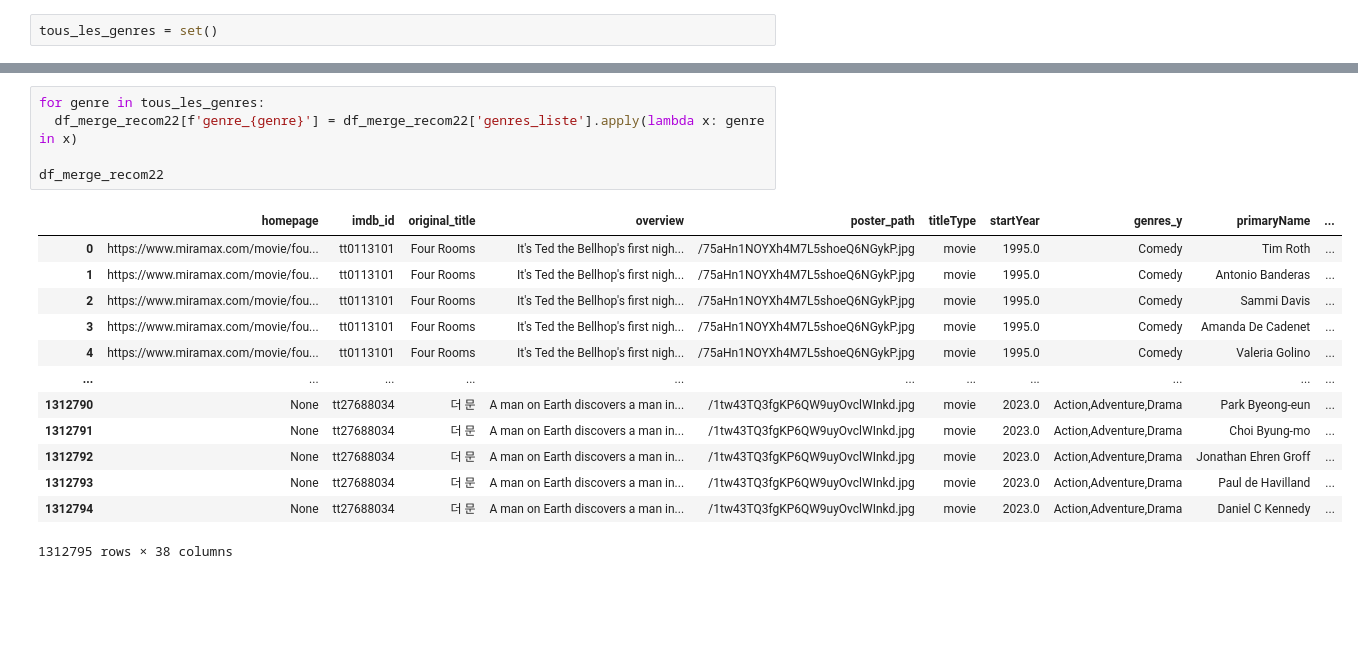
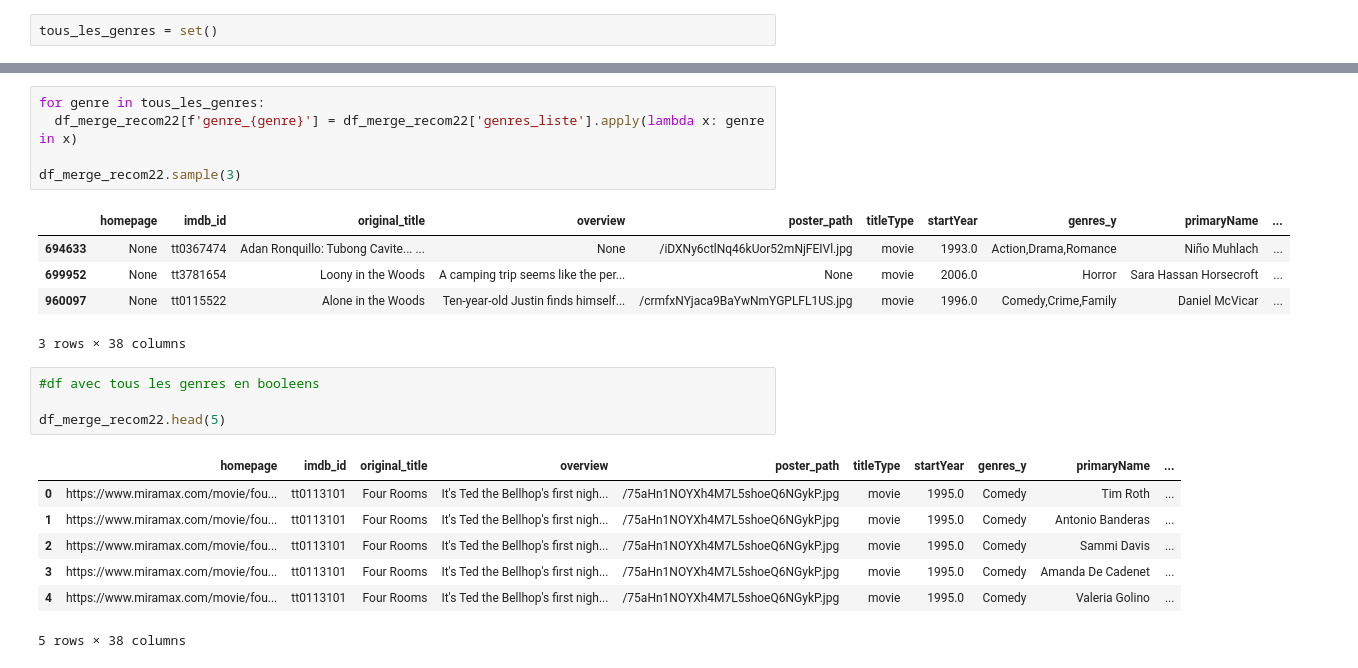
Before and after one commit to aurelieDANIEL2003/projet2_AAA, a Jupyter notebook: Recommendation3.ipynb, the cells around one changed output, grey strips where cells are left out. Saved outputs shown, nothing was run; the diff lists cells and outputs as text; blank space fills up the shorter version.

```diff
--- a/Recommendation3.ipynb
+++ b/Recommendation3.ipynb
@@ -156,19 +134,23 @@ tous_les_genres
 # %%
 for genre in tous_les_genres:
   df_merge_recom22[f'genre_{genre}'] = df_merge_recom22['genres_liste'].apply(lambda x: genre in x)
 
-df_merge_recom22
+df_merge_recom22.sample(3)
 # %% [output]
 |  | homepage | imdb_id | original_title | overview | poster_path | titleType | startYear | genres_y | primaryName | ... |
-| 0 | https://www.miramax.com/movie/fou... | tt0113101 | Four Rooms | It's Ted the Bellhop's first nigh... | /75aHn1NOYXh4M7L5shoeQ6NGykP.jpg | movie | 1995.0 | Comedy | Tim Roth | ... |
-| 1 | https://www.miramax.com/movie/fou... | tt0113101 | Four Rooms | It's Ted the Bellhop's first nigh... | /75aHn1NOYXh4M7L5shoeQ6NGykP.jpg | movie | 1995.0 | Comedy | Antonio Banderas | ... |
-| 2 | https://www.miramax.com/movie/fou... | tt0113101 | Four Rooms | It's Ted the Bellhop's first nigh... | /75aHn1NOYXh4M7L5shoeQ6NGykP.jpg | movie | 1995.0 | Comedy | Sammi Davis | ... |
-| 3 | https://www.miramax.com/movie/fou... | tt0113101 | Four Rooms | It's Ted the Bellhop's first nigh... | /75aHn1NOYXh4M7L5shoeQ6NGykP.jpg | movie | 1995.0 | Comedy | Amanda De Cadenet | ... |
-| 4 | https://www.miramax.com/movie/fou... | tt0113101 | Four Rooms | It's Ted the Bellhop's first nigh... | /75aHn1NOYXh4M7L5shoeQ6NGykP.jpg | movie | 1995.0 | Comedy | Valeria Golino | ... |
-| ... | ... | ... | ... | ... | ... | ... | ... | ... | ... | ... |
-| 1312790 | None | tt27688034 | 더 문 | A man on Earth discovers a man in... | /1tw43TQ3fgKP6QW9uyOvclWInkd.jpg | movie | 2023.0 | Action,Adventure,Drama | Park Byeong-eun | ... |
-| 1312791 | None | tt27688034 | 더 문 | A man on Earth discovers a man in... | /1tw43TQ3fgKP6QW9uyOvclWInkd.jpg | movie | 2023.0 | Action,Adventure,Drama | Choi Byung-mo | ... |
-| 1312792 | None | tt27688034 | 더 문 | A man on Earth discovers a man in... | /1tw43TQ3fgKP6QW9uyOvclWInkd.jpg | movie | 2023.0 | Action,Adventure,Drama | Jonathan Ehren Groff | ... |
-| 1312793 | None | tt27688034 | 더 문 | A man on Earth discovers a man in... | /1tw43TQ3fgKP6QW9uyOvclWInkd.jpg | movie | 2023.0 | Action,Adventure,Drama | Paul de Havilland | ... |
-| 1312794 | None | tt27688034 | 더 문 | A man on Earth discovers a man in... | /1tw43TQ3fgKP6QW9uyOvclWInkd.jpg | movie | 2023.0 | Action,Adventure,Drama | Daniel C Kennedy | ... |
+| 694633 | None | tt0367474 | Adan Ronquillo: Tubong Cavite... ... | None | /iDXNy6ctlNq46kUor52mNjFEIVl.jpg | movie | 1993.0 | Action,Drama,Romance | Niño Muhlach | ... |
+| 699952 | None | tt3781654 | Loony in the Woods | A camping trip seems like the per... | None | movie | 2006.0 | Horror | Sara Hassan Horsecroft | ... |
+| 960097 | None | tt0115522 | Alone in the Woods | Ten-year-old Justin finds himself... | /crmfxNYjaca9BaYwNmYGPLFL1US.jpg | movie | 1996.0 | Comedy,Crime,Family | Daniel McVicar | ... |
-1312795 rows × 38 columns
+3 rows × 38 columns
+# %%
+#df avec tous les genres en booleens
+
+df_merge_recom22.head(5)
+# %% [output]
+|  | homepage | imdb_id | original_title | overview | poster_path | titleType | startYear | genres_y | primaryName | ... |
+| 0 | https://www.miramax.com/movie/fou... | tt0113101 | Four Rooms | It's Ted the Bellhop's first nigh... | /75aHn1NOYXh4M7L5shoeQ6NGykP.jpg | movie | 1995.0 | Comedy | Tim Roth | ... |
+| 1 | https://www.miramax.com/movie/fou... | tt0113101 | Four Rooms | It's Ted the Bellhop's first nigh... | /75aHn1NOYXh4M7L5shoeQ6NGykP.jpg | movie | 1995.0 | Comedy | Antonio Banderas | ... |
+| 2 | https://www.miramax.com/movie/fou... | tt0113101 | Four Rooms | It's Ted the Bellhop's first nigh... | /75aHn1NOYXh4M7L5shoeQ6NGykP.jpg | movie | 1995.0 | Comedy | Sammi Davis | ... |
+| 3 | https://www.miramax.com/movie/fou... | tt0113101 | Four Rooms | It's Ted the Bellhop's first nigh... | /75aHn1NOYXh4M7L5shoeQ6NGykP.jpg | movie | 1995.0 | Comedy | Amanda De Cadenet | ... |
+| 4 | https://www.miramax.com/movie/fou... | tt0113101 | Four Rooms | It's Ted the Bellhop's first nigh... | /75aHn1NOYXh4M7L5shoeQ6NGykP.jpg | movie | 1995.0 | Comedy | Valeria Golino | ... |
+5 rows × 38 columns
```
Also changed, not shown: parts of 20 cells of this notebook.
